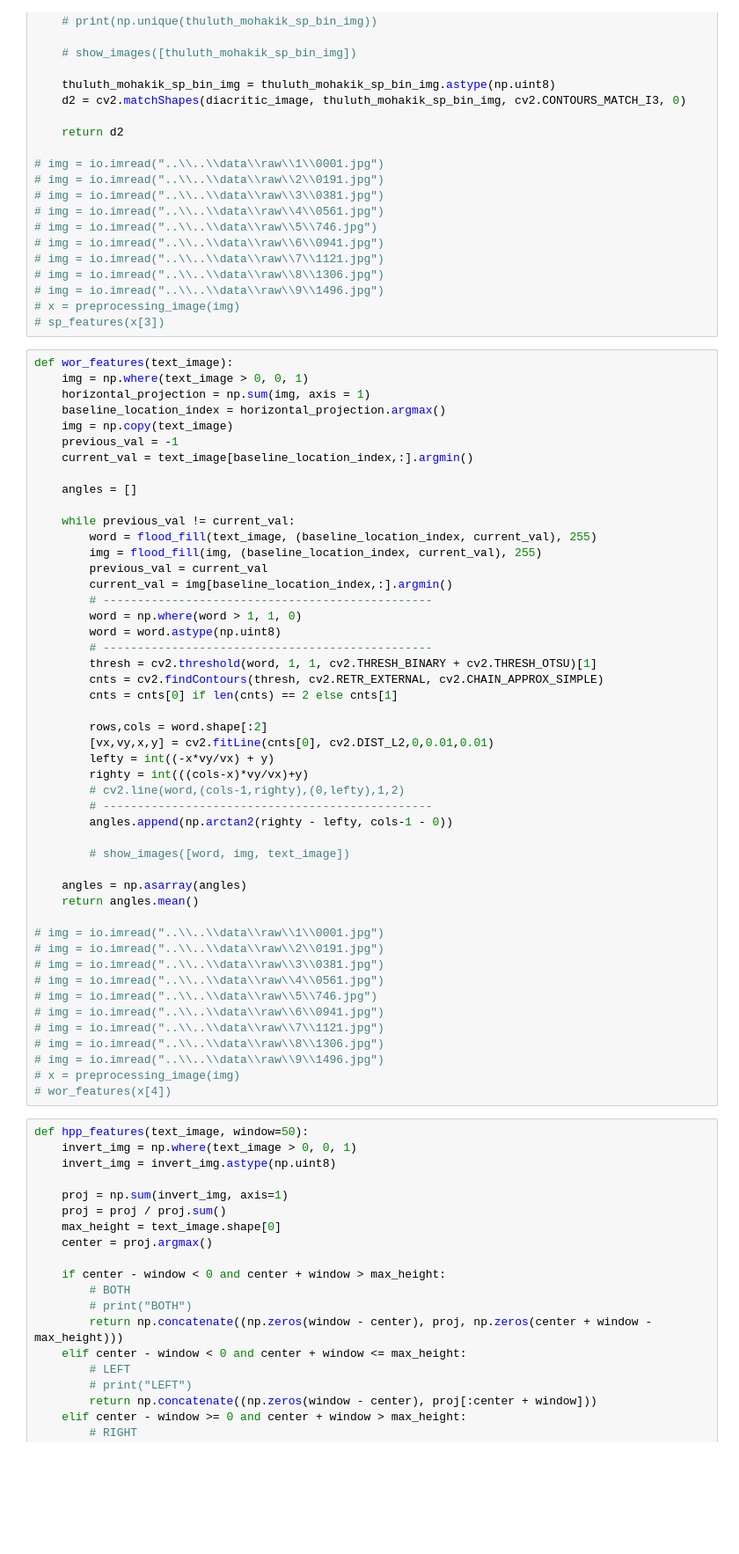
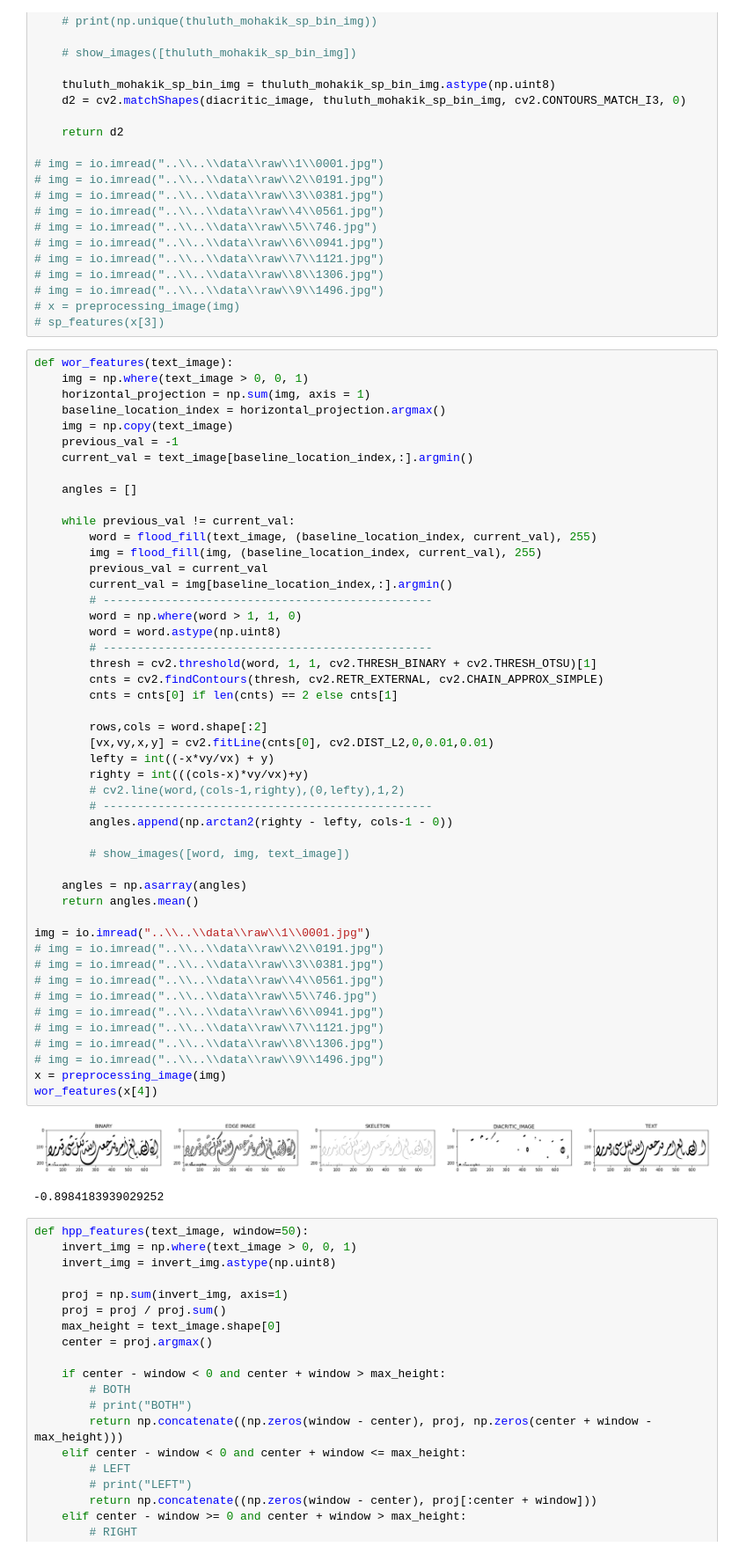
Before and after one commit to Light-House-AI/ACFI, a Jupyter notebook: notebooks/03-acs/03-acs.ipynb, the cells around one changed output. Shown at 88% size. Drawn from its saved outputs; the diff is of its cells as text; blank space fills up the shorter version.

```diff
--- a/notebooks/03-acs/03-acs.ipynb
+++ b/notebooks/03-acs/03-acs.ipynb
@@ -341,36 +345,39 @@ def wor_features(text_image):
         current_val = img[baseline_location_index,:].argmin()
         # ------------------------------------------------
         word = np.where(word > 1, 1, 0)
         word = word.astype(np.uint8)
         # ------------------------------------------------
         thresh = cv2.threshold(word, 1, 1, cv2.THRESH_BINARY + cv2.THRESH_OTSU)[1]
         cnts = cv2.findContours(thresh, cv2.RETR_EXTERNAL, cv2.CHAIN_APPROX_SIMPLE)
         cnts = cnts[0] if len(cnts) == 2 else cnts[1]
 
         rows,cols = word.shape[:2]
         [vx,vy,x,y] = cv2.fitLine(cnts[0], cv2.DIST_L2,0,0.01,0.01)
         lefty = int((-x*vy/vx) + y)
         righty = int(((cols-x)*vy/vx)+y)
         # cv2.line(word,(cols-1,righty),(0,lefty),1,2)
         # ------------------------------------------------
         angles.append(np.arctan2(righty - lefty, cols-1 - 0))
 
         # show_images([word, img, text_image])
 
     angles = np.asarray(angles)
     return angles.mean()
 
-# img = io.imread("..\\..\\data\\raw\\1\\0001.jpg")
+img = io.imread("..\\..\\data\\raw\\1\\0001.jpg")
 # img = io.imread("..\\..\\data\\raw\\2\\0191.jpg")
 # img = io.imread("..\\..\\data\\raw\\3\\0381.jpg")
 # img = io.imread("..\\..\\data\\raw\\4\\0561.jpg")
 # img = io.imread("..\\..\\data\\raw\\5\\746.jpg")
 # img = io.imread("..\\..\\data\\raw\\6\\0941.jpg")
 # img = io.imread("..\\..\\data\\raw\\7\\1121.jpg")
 # img = io.imread("..\\..\\data\\raw\\8\\1306.jpg")
 # img = io.imread("..\\..\\data\\raw\\9\\1496.jpg")
-# x = preprocessing_image(img)
-# wor_features(x[4])
+x = preprocessing_image(img)
+wor_features(x[4])
+# %% [output]
+[figure, added]
+-0.8984183939029252
 # %%
 def hpp_features(text_image, window=50):
     invert_img = np.where(text_image > 0, 0, 1)
```
Also changed, not shown: parts of 20 cells of this notebook.
